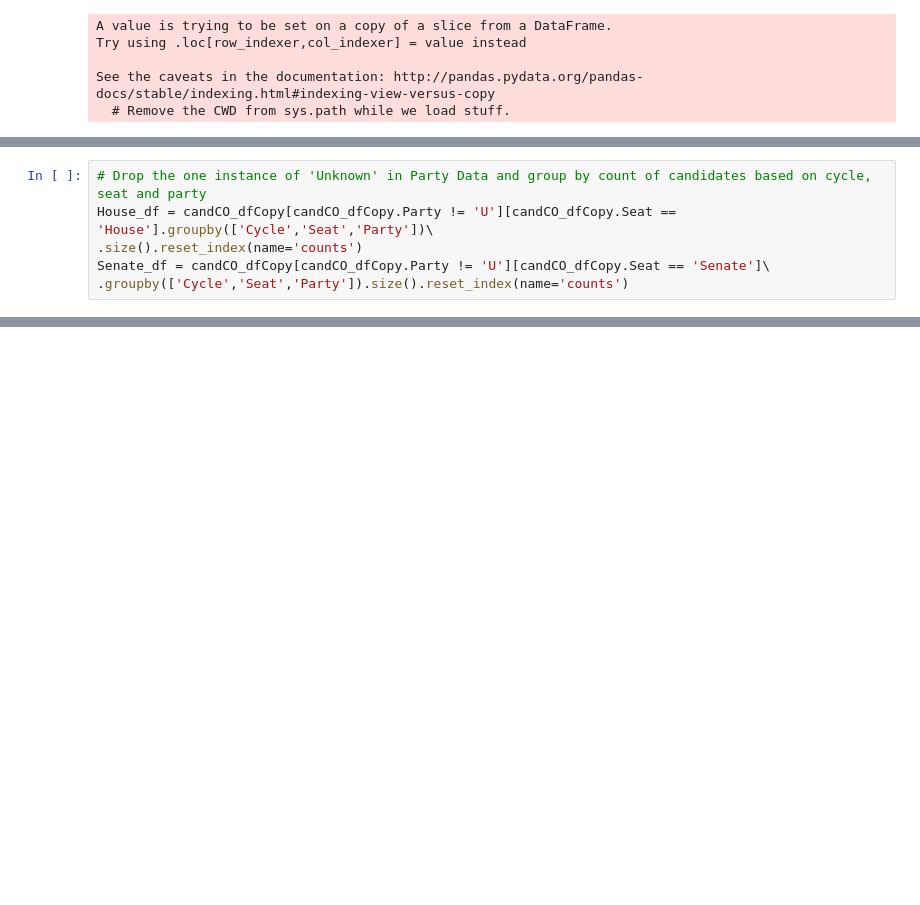
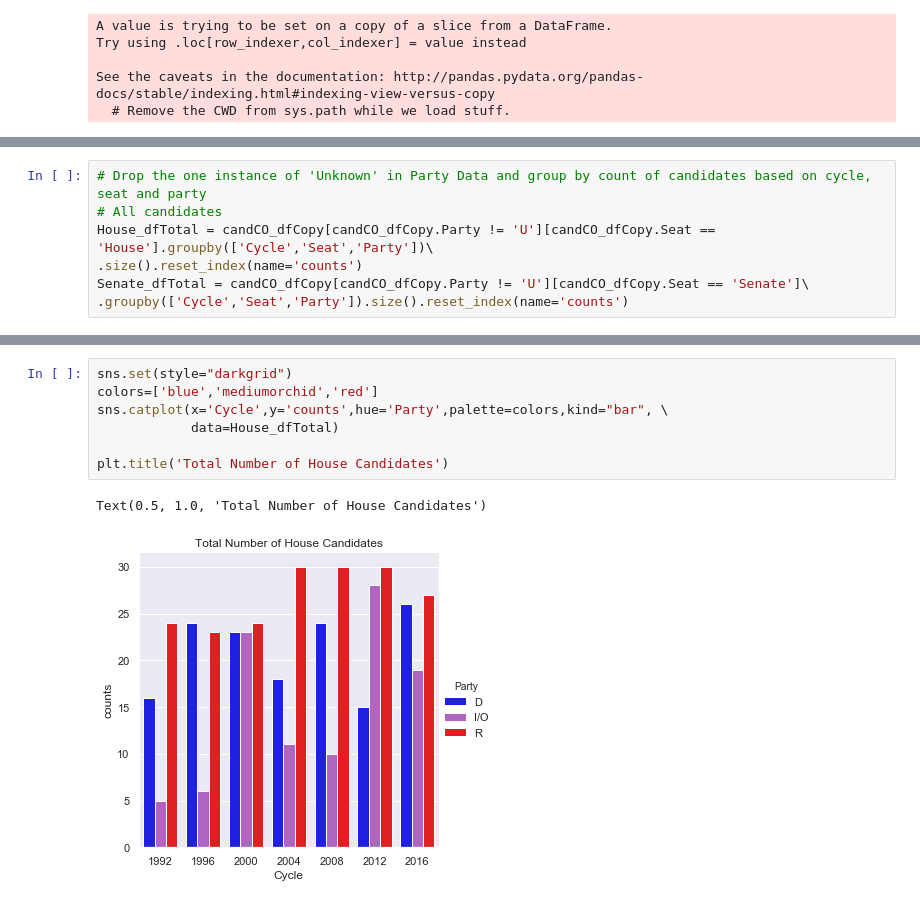
Before and after one commit to dslachar/analysis_of_crp_data, a Jupyter notebook: CANDS_Project_Report.ipynb, the cells around one changed output, grey strips where cells are left out. Saved outputs shown, nothing was run; the diff lists cells and outputs as text; blank space fills up the shorter version.

```diff
--- a/CANDS_Project_Report.ipynb
+++ b/CANDS_Project_Report.ipynb
@@ -70,6 +83,7 @@ See the caveats in the documentation: http://pandas.pydata.org/pandas-docs/stabl
 # %%
 # Drop the one instance of 'Unknown' in Party Data and group by count of candidates based on cycle, seat and party
-House_df = candCO_dfCopy[candCO_dfCopy.Party != 'U'][candCO_dfCopy.Seat == 'House'].groupby(['Cycle','Seat','Party'])\
+# All candidates
+House_dfTotal = candCO_dfCopy[candCO_dfCopy.Party != 'U'][candCO_dfCopy.Seat == 'House'].groupby(['Cycle','Seat','Party'])\
 .size().reset_index(name='counts')
-Senate_df = candCO_dfCopy[candCO_dfCopy.Party != 'U'][candCO_dfCopy.Seat == 'Senate']\
+Senate_dfTotal = candCO_dfCopy[candCO_dfCopy.Party != 'U'][candCO_dfCopy.Seat == 'Senate']\
 .groupby(['Cycle','Seat','Party']).size().reset_index(name='counts')
@@ -75,0 +96,10 @@ Senate_df = candCO_dfCopy[candCO_dfCopy.Party != 'U'][candCO_dfCopy.Seat == 'Sen
+# %%
+sns.set(style="darkgrid")
+colors=['blue','mediumorchid','red']
+sns.catplot(x='Cycle',y='counts',hue='Party',palette=colors,kind="bar", \
+            data=House_dfTotal)
+
+plt.title('Total Number of House Candidates')
+# %% [output]
+Text(0.5, 1.0, 'Total Number of House Candidates')
+[figure, added]
```
Also changed, not shown: parts of 9 cells of this notebook.
